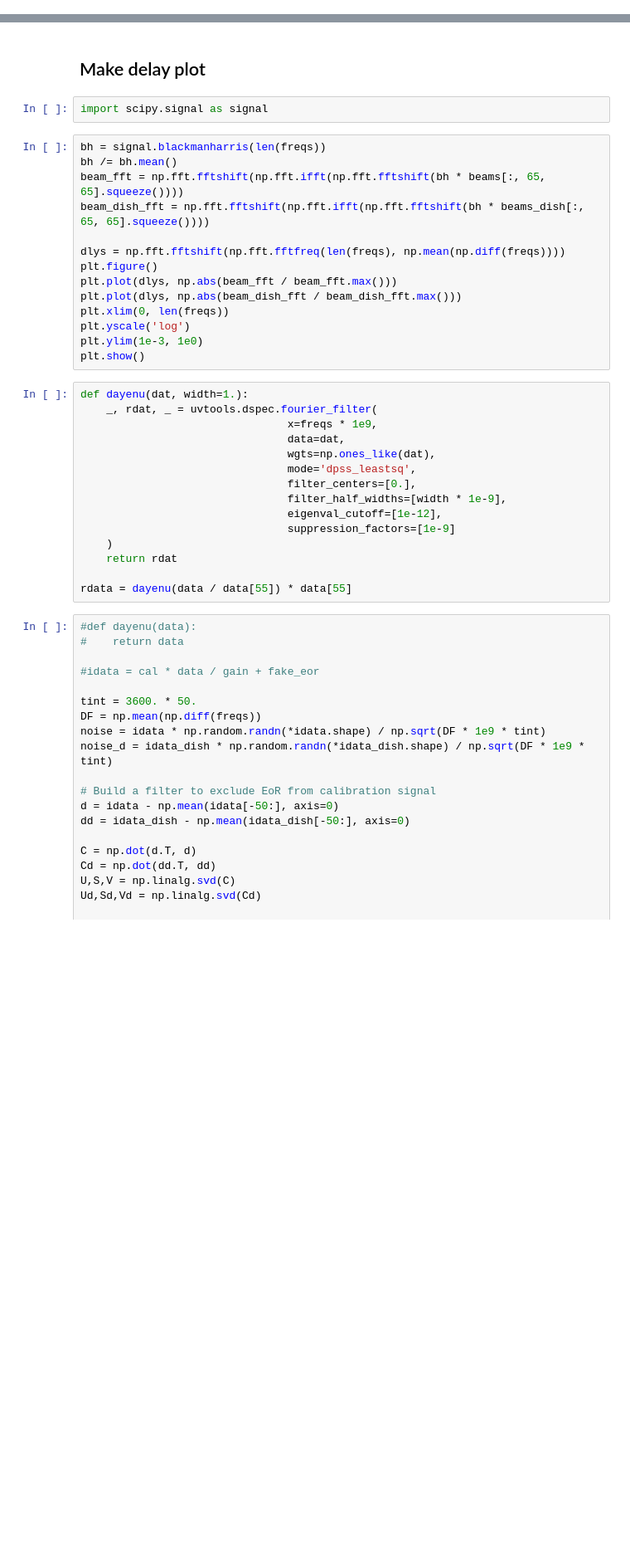
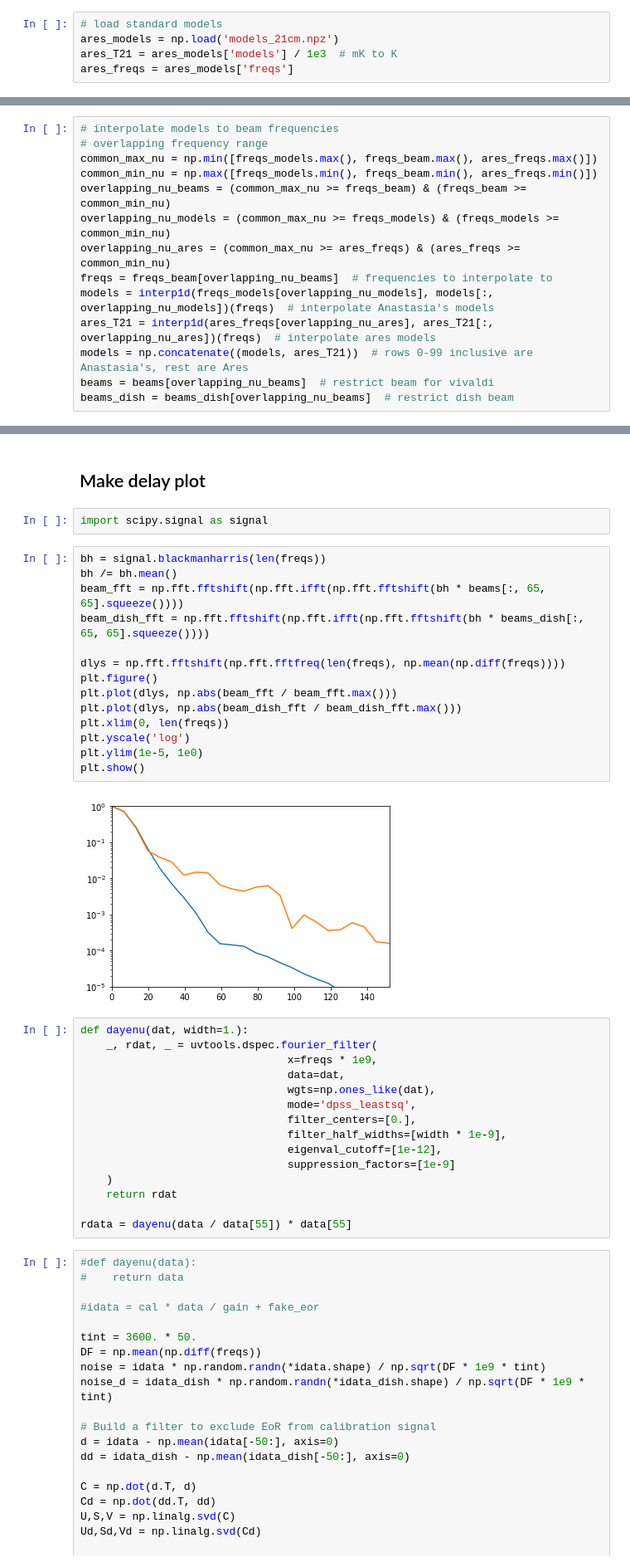
Before and after one commit to christianhbye/eigsep_misc, a Jupyter notebook: mock_vivaldi_analysis/mock_vivaldi_analysis_CHB.ipynb, the cells around one changed output, grey strips where cells are left out. Shown at 83% size. Drawn from its saved outputs; the diff is of its cells as text; blank space fills up the shorter version.

Commit message:
add Ares models

```diff
--- a/mock_vivaldi_analysis/mock_vivaldi_analysis_CHB.ipynb
+++ b/mock_vivaldi_analysis/mock_vivaldi_analysis_CHB.ipynb
@@ -22,6 +26,11 @@ models = np.loadtxt('T21_EIGSEP.txt') / 1e3  # mK to K
 
 freqs_models = freqs_models[::-1]
 models = models[:, ::-1]
+# %%
+# load standard models
+ares_models = np.load('models_21cm.npz')
+ares_T21 = ares_models['models'] / 1e3  # mK to K
+ares_freqs = ares_models['freqs']
 # %% [markdown]
 ## Import Beams
 # %%
@@ -166,3 +175,17 @@ beams_dish = beams_dish[overlapping_nu_beams]
+# %%
+# interpolate models to beam frequencies
+# overlapping frequency range
+common_max_nu = np.min([freqs_models.max(), freqs_beam.max(), ares_freqs.max()])
+common_min_nu = np.max([freqs_models.min(), freqs_beam.min(), ares_freqs.min()])
+overlapping_nu_beams = (common_max_nu >= freqs_beam) & (freqs_beam >= common_min_nu)
+overlapping_nu_models = (common_max_nu >= freqs_models) & (freqs_models >= common_min_nu)
+overlapping_nu_ares = (common_max_nu >= ares_freqs) & (ares_freqs >= common_min_nu)
+freqs = freqs_beam[overlapping_nu_beams]  # frequencies to interpolate to
+models = interp1d(freqs_models[overlapping_nu_models], models[:, overlapping_nu_models])(freqs)  # interpolate Anastasia's models
+ares_T21 = interp1d(ares_freqs[overlapping_nu_ares], ares_T21[:, overlapping_nu_ares])(freqs)  # interpolate ares models
+models = np.concatenate((models, ares_T21))  # rows 0-99 inclusive are Anastasia's, rest are Ares
+beams = beams[overlapping_nu_beams]  # restrict beam for vivaldi
+beams_dish = beams_dish[overlapping_nu_beams]  # restrict dish beam
 # %% [markdown]
 ## Load GSM
 # %%
@@ -302,17 +317,19 @@ import scipy.signal as signal
 # %%
 bh = signal.blackmanharris(len(freqs))
 bh /= bh.mean()
 beam_fft = np.fft.fftshift(np.fft.ifft(np.fft.fftshift(bh * beams[:, 65, 65].squeeze())))
 beam_dish_fft = np.fft.fftshift(np.fft.ifft(np.fft.fftshift(bh * beams_dish[:, 65, 65].squeeze())))
 
 dlys = np.fft.fftshift(np.fft.fftfreq(len(freqs), np.mean(np.diff(freqs))))
 plt.figure()
 plt.plot(dlys, np.abs(beam_fft / beam_fft.max()))
 plt.plot(dlys, np.abs(beam_dish_fft / beam_dish_fft.max()))
 plt.xlim(0, len(freqs))
 plt.yscale('log')
-plt.ylim(1e-3, 1e0)
+plt.ylim(1e-5, 1e0)
 plt.show()
+# %% [output]
+[figure, added]
 # %%
 def dayenu(dat, width=1.):
     _, rdat, _ = uvtools.dspec.fourier_filter(
```
Also changed, not shown: parts of 26 cells of this notebook.
